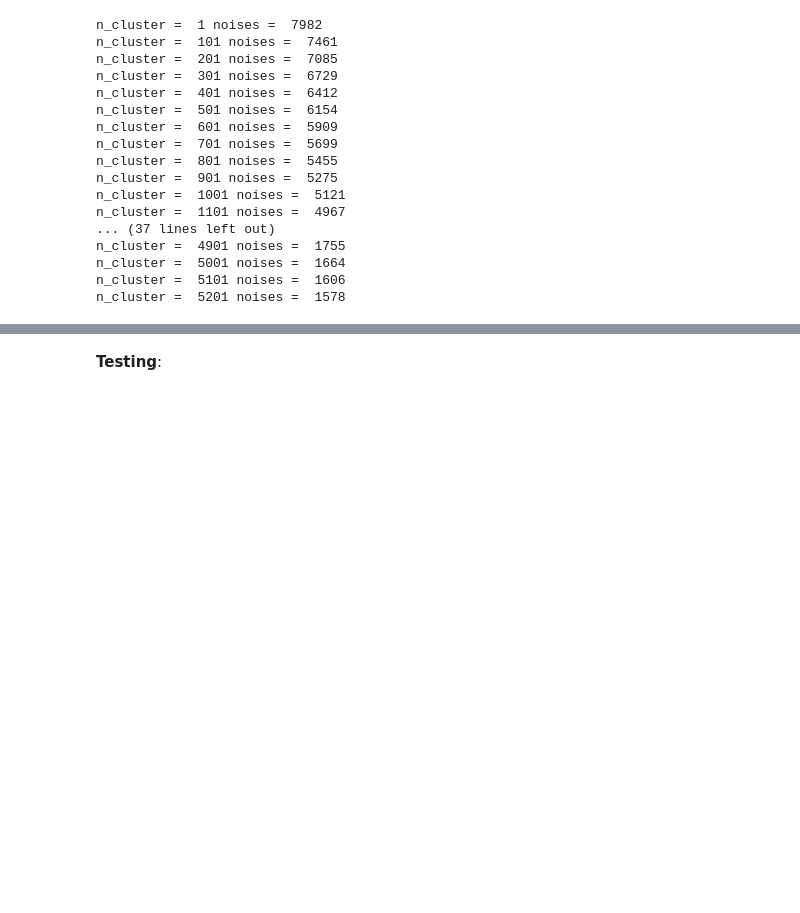
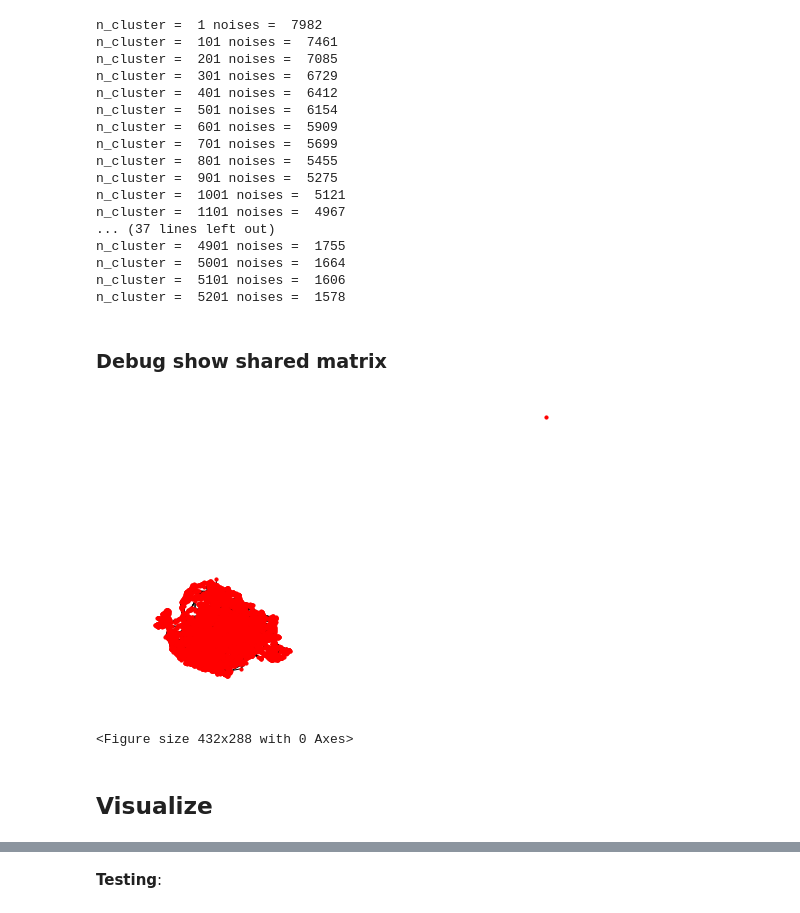
Before and after one commit to Kihansi95/apprentissage, a Jupyter notebook: non-superviser/TP4_Clustering.ipynb, the cells around one changed output, grey strips where cells are left out. Saved outputs shown, nothing was run; the diff lists cells and outputs as text; code cells hidden in the pictures; blank space fills up the shorter version.

```diff
--- a/non-superviser/TP4_Clustering.ipynb
+++ b/non-superviser/TP4_Clustering.ipynb
@@ -393,3 +398,18 @@ clustering = DBSCAN(
+# %% [markdown]
+### Debug show shared matrix
+# %%
+def show_graph(matrix):
+    G = nx.from_numpy_matrix(matrix)
+    nx.draw(G, node_size=10)
+    plt.show(block=False)
+    plt.savefig('shared_matrix.png')
+# %%
+show_graph(shared_matrix)
+# %% [output]
+[figure, added]
+<Figure size 432x288 with 0 Axes>
+# %% [markdown]
+## Visualize
 # %%
 #labels = clustering.labels_
 labels = _labels
```
Also changed, not shown: parts of 7 cells of this notebook.
